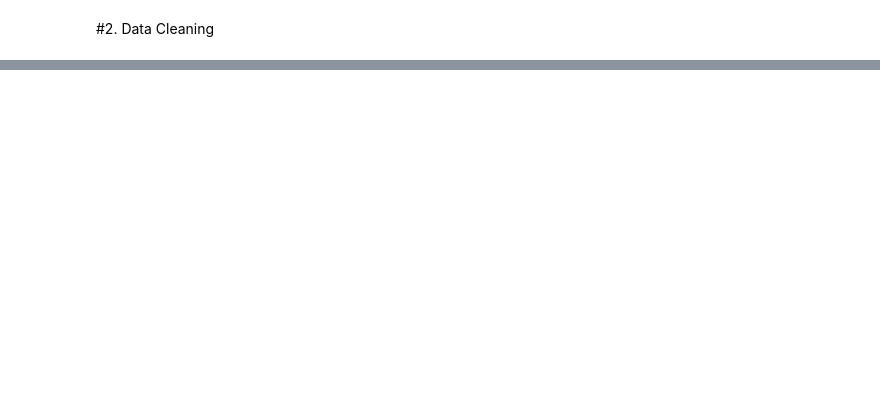
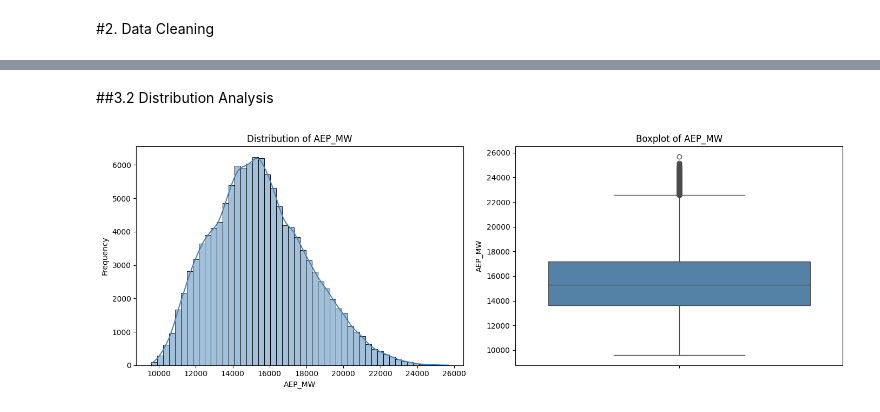
Before and after one commit to kumisganteng/Data-Analytics-Projects, a Jupyter notebook: Energy_Consumption_Prediction.ipynb, the cells around one changed output, grey strips where cells are left out. Saved outputs shown, nothing was run; the diff lists cells and outputs as text; code cells hidden in the pictures; blank space fills up the shorter version.

```diff
--- a/Energy_Consumption_Prediction.ipynb
+++ b/Energy_Consumption_Prediction.ipynb
@@ -417,0 +219,20 @@ Konsumsi energi secara keseluruan menunjukkan tren menurun sejak 2010, kemungkin
+# %% [markdown]
+##3.2 Distribution Analysis
+# %%
+fig, axes = plt.subplots(1, 2, figsize=(14, 5))
+
+# Histogram
+sns.histplot(energy_data['AEP_MW'], bins=50, kde=True, color='steelblue', ax=axes[0])
+axes[0].set_title('Distribution of AEP_MW')
+axes[0].set_xlabel('AEP_MW')
+axes[0].set_ylabel('Frequency')
+
+# Boxplot
+sns.boxplot(y=energy_data['AEP_MW'], color='steelblue', ax=axes[1])
+axes[1].set_title('Boxplot of AEP_MW')
+axes[1].set_ylabel('AEP_MW')
+
+plt.tight_layout()
+plt.show()
+# %% [output]
+[figure, added]
```
Also changed, not shown: parts of 68 cells of this notebook.
